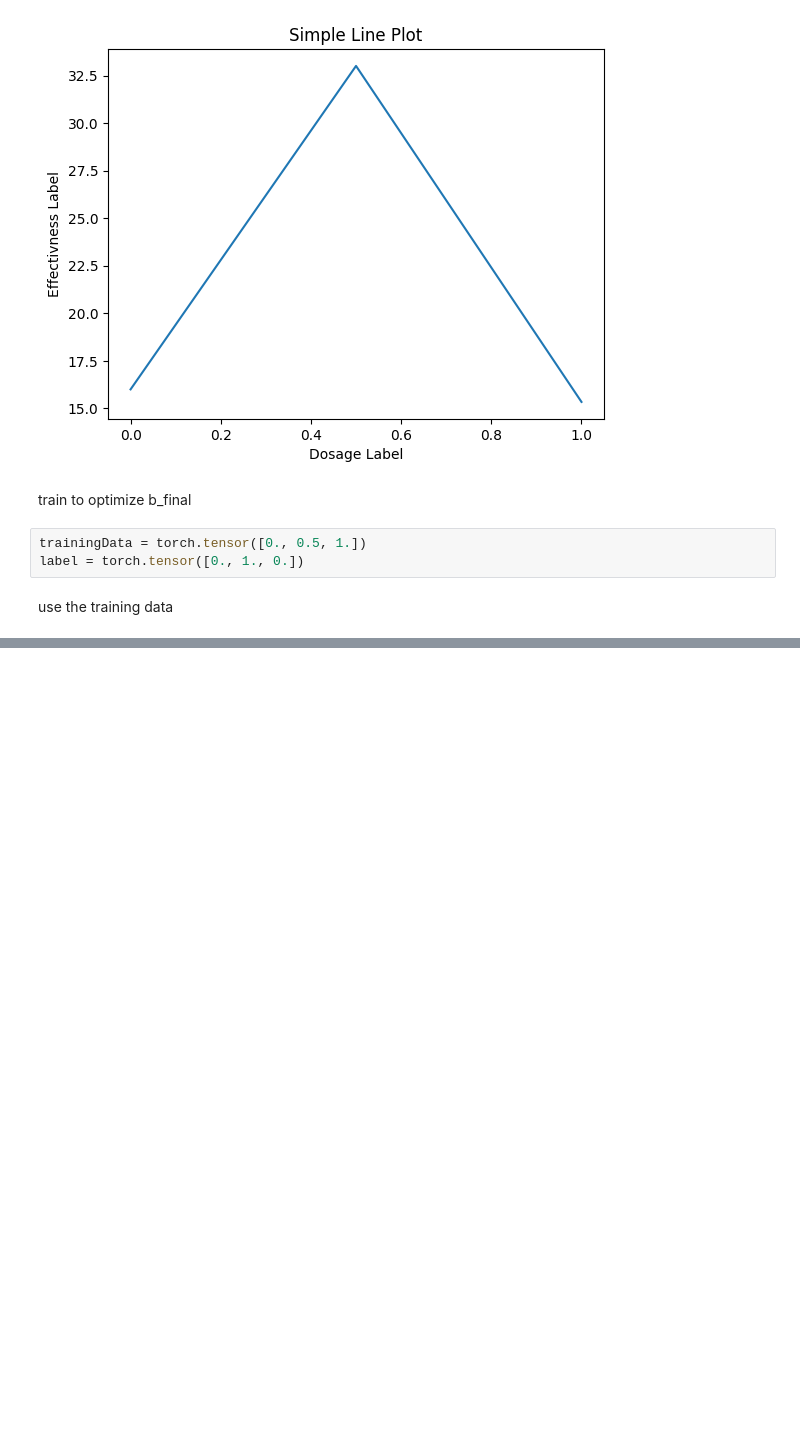
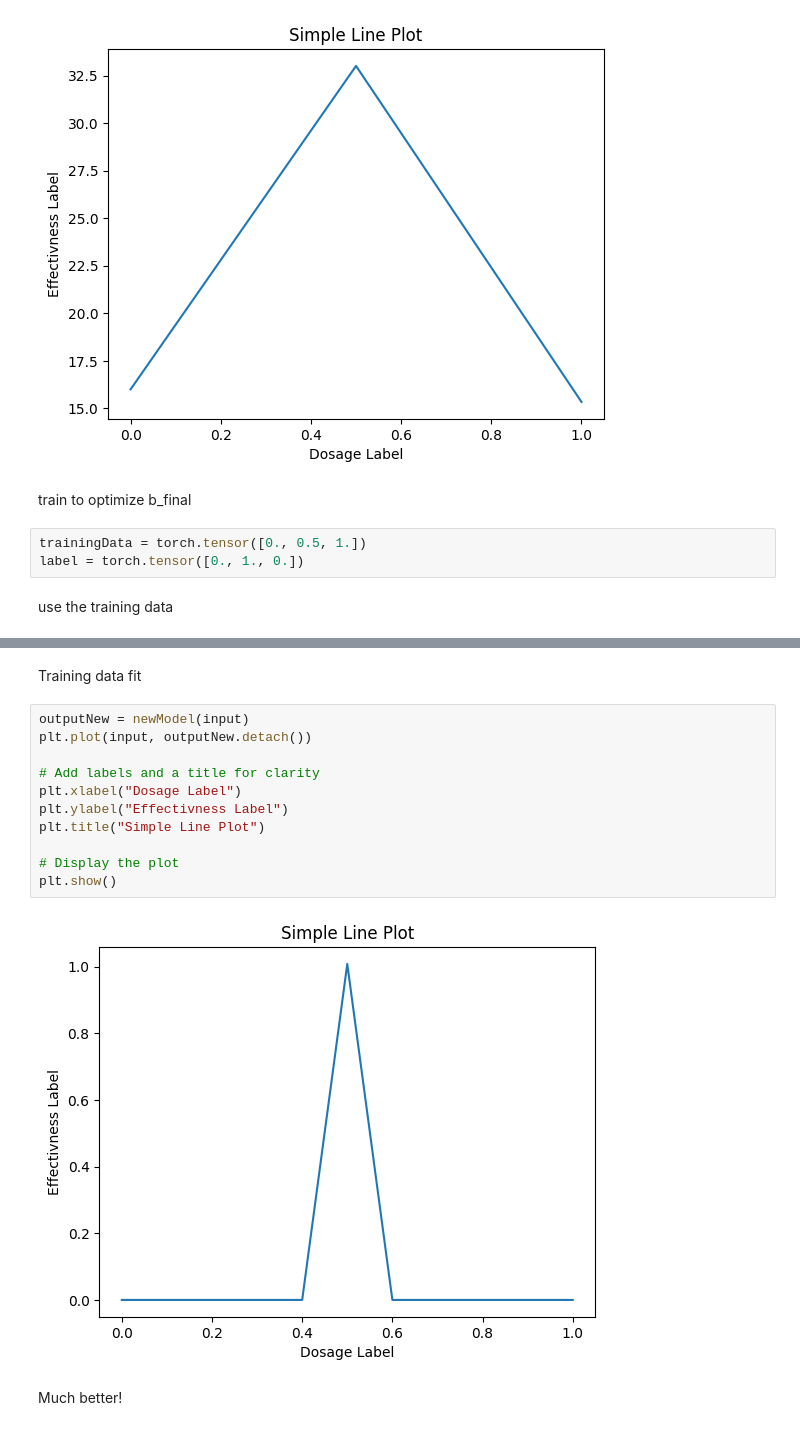
Before and after one commit to syedshazli/Flood-Damage-Prediction, a Jupyter notebook: PyTorch_INtro/intro.ipynb, the cells around one changed output, grey strips where cells are left out. Drawn from its saved outputs; the diff is of its cells as text; blank space fills up the shorter version.

```diff
--- a/PyTorch_INtro/intro.ipynb
+++ b/PyTorch_INtro/intro.ipynb
@@ -230,3 +231,20 @@ Step: 31 Total Loss 0.0002514060470275581
 Step: 32 Total Loss 0.00016090471763163805
 Step: 33 Total Loss 0.00010298288543708622
 Num steps: 34
+# %% [markdown]
+Training data fit
+# %%
+outputNew = newModel(input)
+plt.plot(input, outputNew.detach())
+
+# Add labels and a title for clarity
+plt.xlabel("Dosage Label")
+plt.ylabel("Effectivness Label")
+plt.title("Simple Line Plot")
+
+# Display the plot
+plt.show()
+# %% [output]
+[figure, added]
+# %% [markdown]
+Much better!
```
Also changed, not shown: parts of 1 cell of this notebook, 1 other file.
